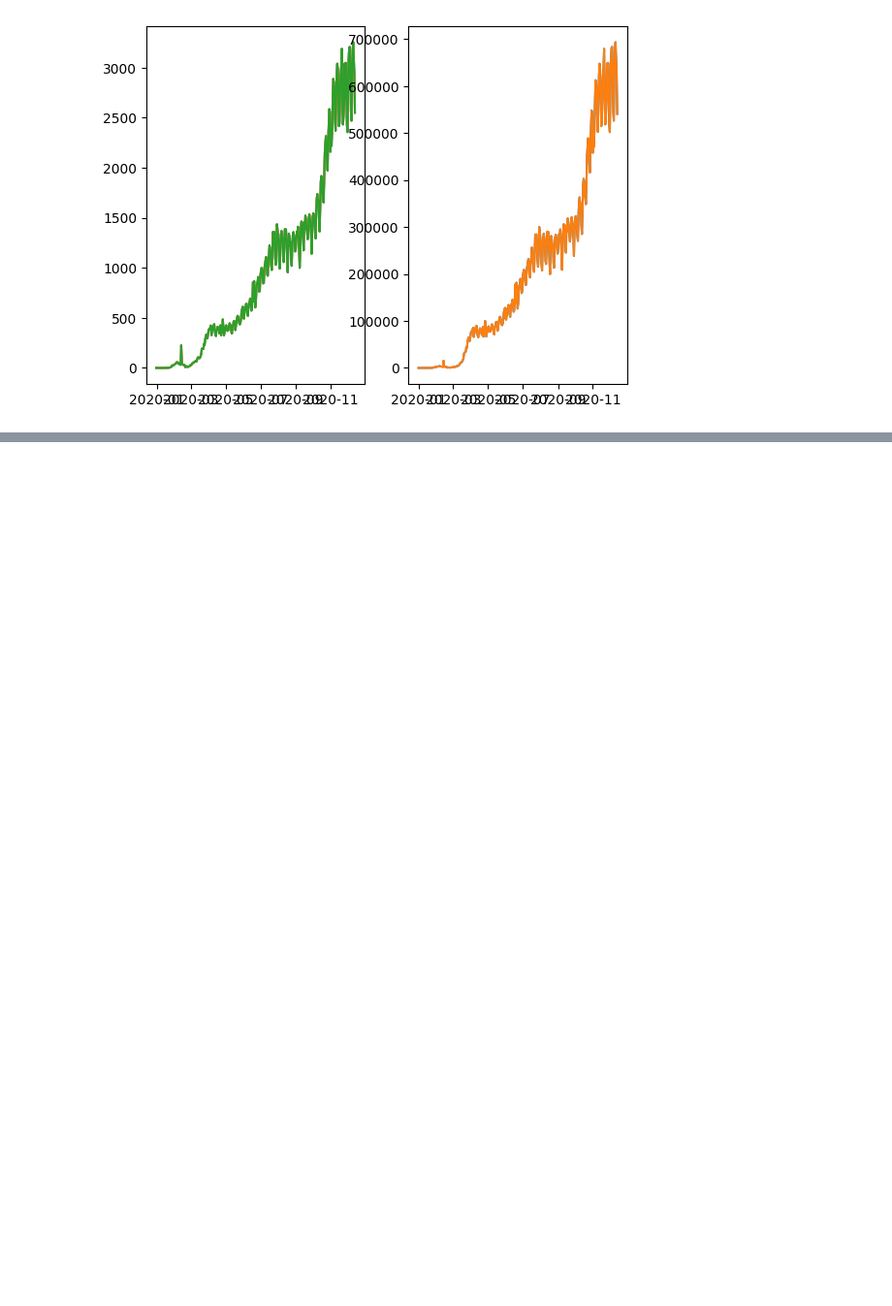
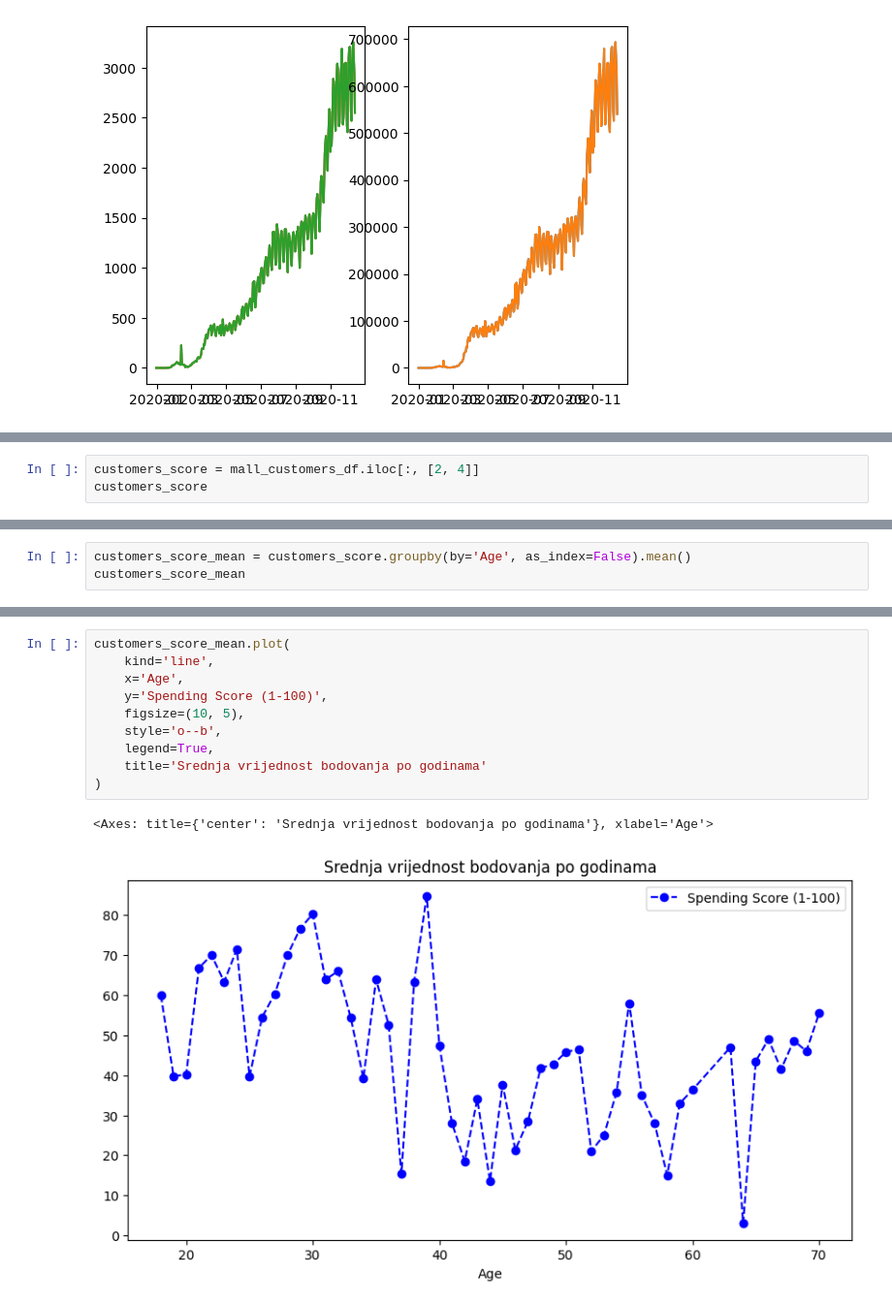
Before and after one commit to python-developer-algebra-klujic/pyds-ponavljanje, a Jupyter notebook: 4_vjezba_uvod_matplotlib.ipynb, the cells around one changed output, grey strips where cells are left out. Shown at 97% size. Cells and saved outputs as stored; diff of their text form; blank space fills up the shorter version.

```diff
--- a/4_vjezba_uvod_matplotlib.ipynb
+++ b/4_vjezba_uvod_matplotlib.ipynb
@@ -180,0 +205,3 @@ okvir
+# %%
+customers_score = mall_customers_df.iloc[:, [2, 4]]
+customers_score
@@ -180,0 +222,3 @@ okvir
+# %%
+customers_score_mean = customers_score.groupby(by='Age', as_index=False).mean()
+customers_score_mean
@@ -180,0 +243,13 @@ okvir
+# %%
+customers_score_mean.plot(
+    kind='line',
+    x='Age',
+    y='Spending Score (1-100)',
+    figsize=(10, 5),
+    style='o--b',
+    legend=True,
+    title='Srednja vrijednost bodovanja po godinama'
+)
+# %% [output]
+<Axes: title={'center': 'Srednja vrijednost bodovanja po godinama'}, xlabel='Age'>
+[figure, added]
```
Also changed, not shown: parts of 9 cells of this notebook.
